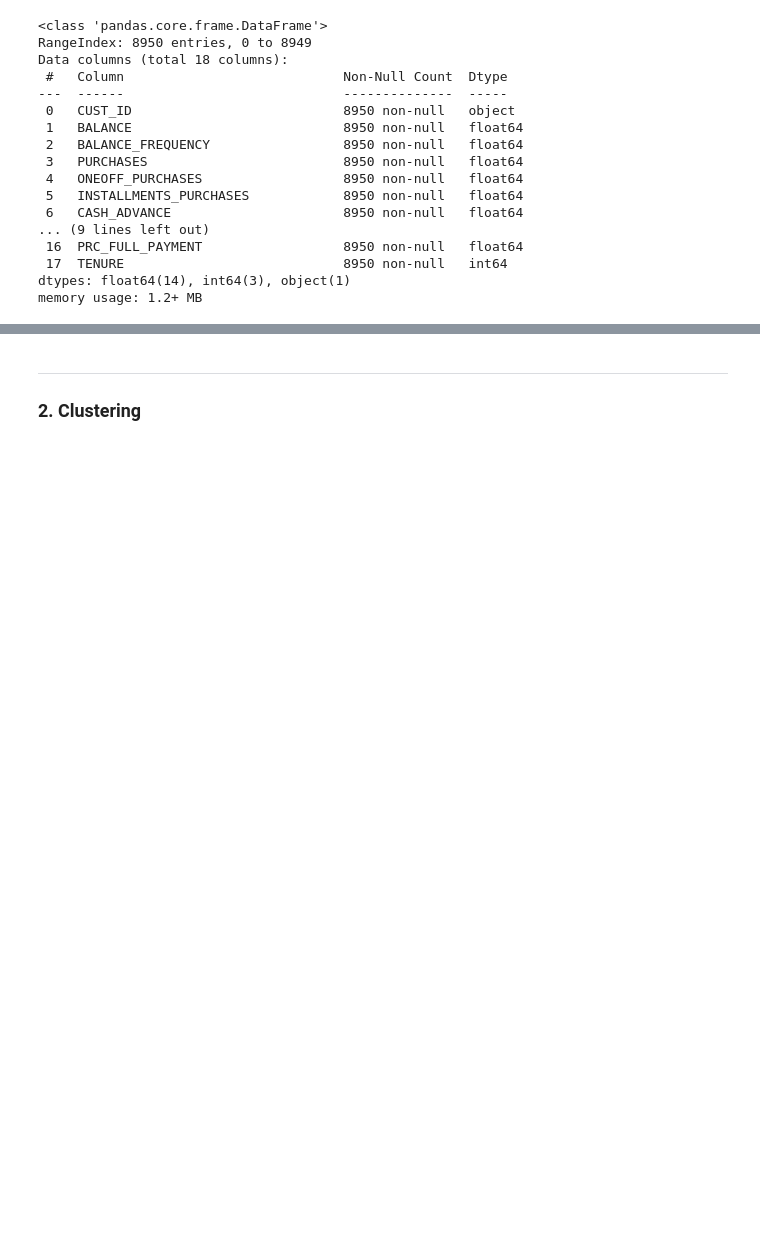
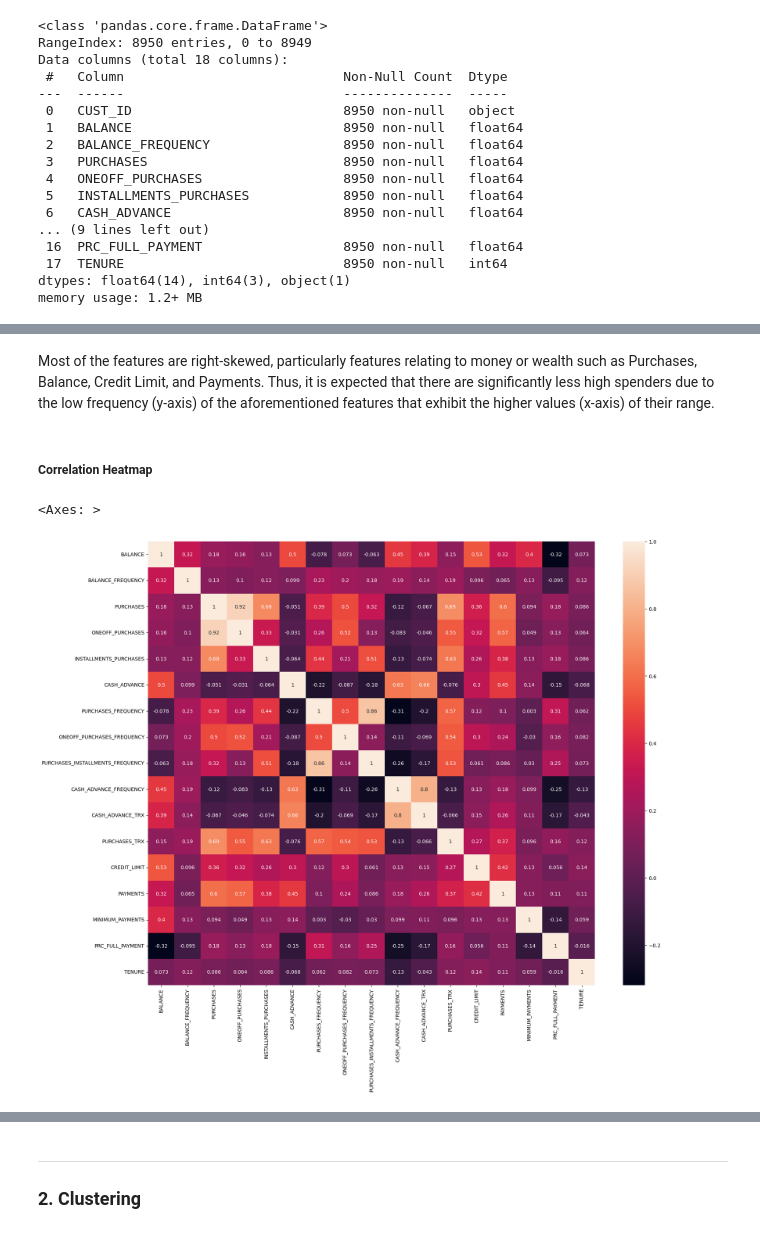
Before and after one commit to ja-ada05/ccard_ml, a Jupyter notebook: inference/cc.ipynb, the cells around one changed output, grey strips where cells are left out. Drawn from its saved outputs; the diff is of its cells as text; code cells hidden in the pictures; blank space fills up the shorter version.

```diff
--- a/inference/cc.ipynb
+++ b/inference/cc.ipynb
@@ -125,0 +208,11 @@ df.describe().T
+# %% [markdown]
+Most of the features are right-skewed, particularly features relating to money or wealth such as Purchases, Balance, Credit Limit, and Payments. Thus, it is expected that there are significantly less high spenders due to the low frequency (y-axis) of the aforementioned features that exhibit the higher values (x-axis) of their range.
+# %% [markdown]
+##### **Correlation Heatmap**
+# %%
+#heatmap correlation
+plt.figure(figsize=(20, 16))
+sns.heatmap(numerical_cols.corr(), annot=True)
+# %% [output]
+<Axes: >
+[figure, added]
```
Also changed, not shown: parts of 8 cells of this notebook.
